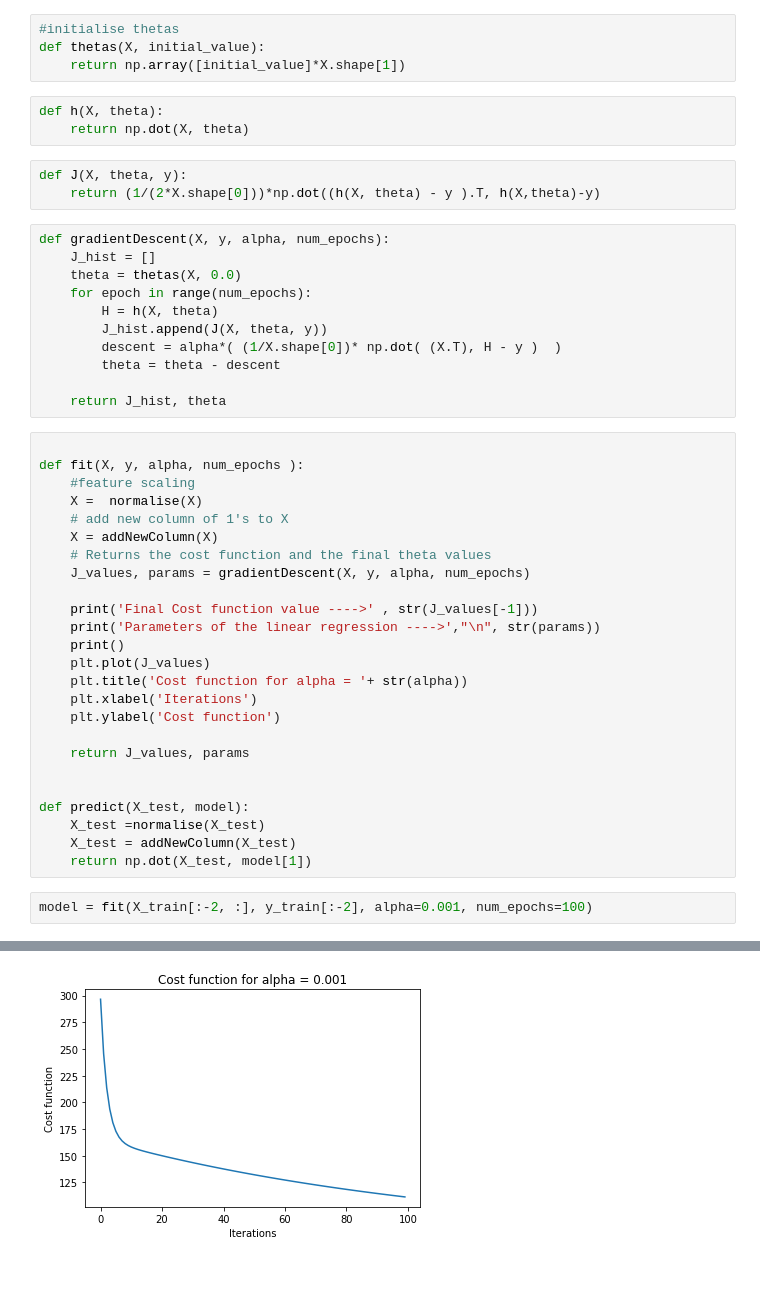
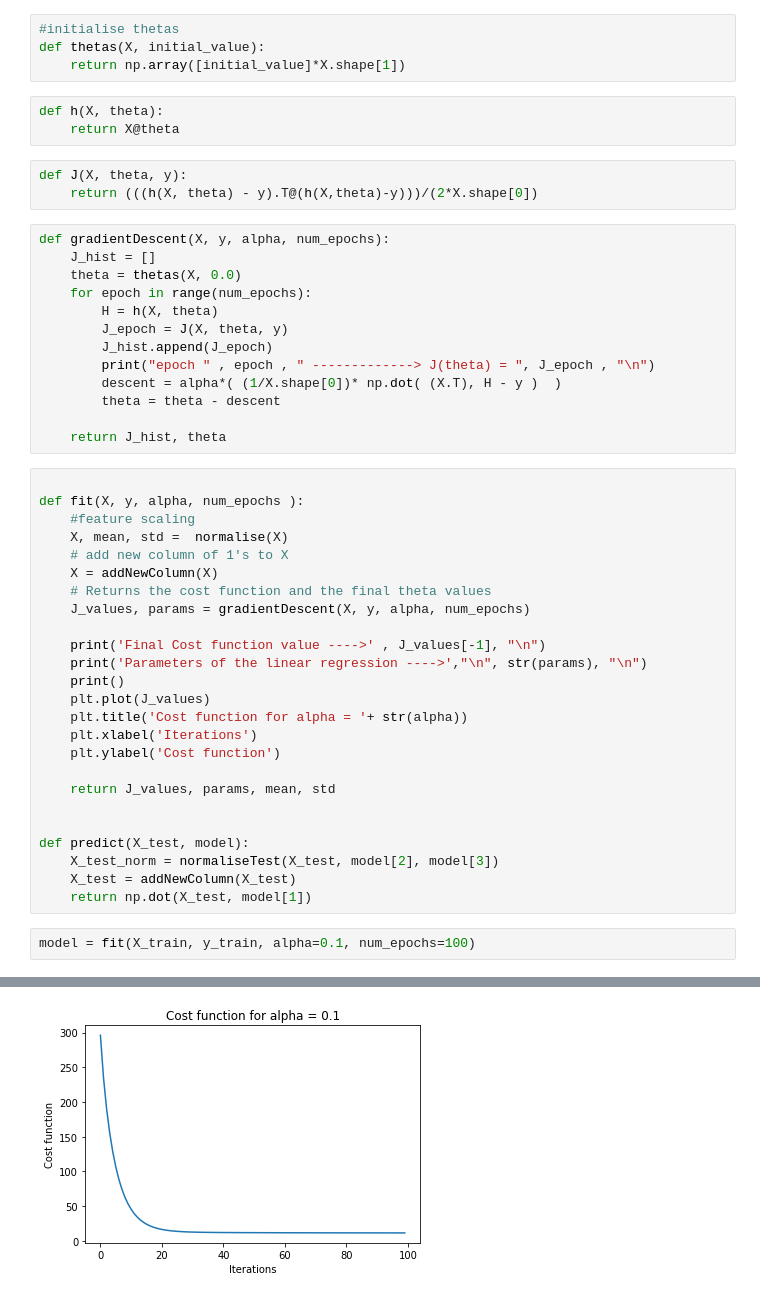
Before and after one commit to yashica95/algo-scratch, a Jupyter notebook: Regression/linear regression/linearRegressionModal.ipynb, the cells around one changed output, grey strips where cells are left out. Drawn from its saved outputs; the diff is of its cells as text.

Commit message:
Created LinearRegressionModal Class

```diff
--- a/Regression/linear regression/linearRegressionModal.ipynb
+++ b/Regression/linear regression/linearRegressionModal.ipynb
@@ -25,17 +38,19 @@ def thetas(X, initial_value):
     return np.array([initial_value]*X.shape[1])
 # %%
 def h(X, theta):
-    return np.dot(X, theta)
+    return X@theta
 # %%
 def J(X, theta, y):
-    return (1/(2*X.shape[0]))*np.dot((h(X, theta) - y ).T, h(X,theta)-y)
+    return (((h(X, theta) - y).T@(h(X,theta)-y)))/(2*X.shape[0])
 # %%
 def gradientDescent(X, y, alpha, num_epochs):
     J_hist = []
     theta = thetas(X, 0.0)
     for epoch in range(num_epochs):
         H = h(X, theta)
-        J_hist.append(J(X, theta, y))
+        J_epoch = J(X, theta, y)
+        J_hist.append(J_epoch)
+        print("epoch " , epoch , " -------------> J(theta) = ", J_epoch , "\n")
         descent = alpha*( (1/X.shape[0])* np.dot( (X.T), H - y )  )
         theta = theta - descent
 
@@ -44,27 +59,27 @@ def gradientDescent(X, y, alpha, num_epochs):
 
 def fit(X, y, alpha, num_epochs ):
     #feature scaling
-    X =  normalise(X)
+    X, mean, std =  normalise(X)
     # add new column of 1's to X
     X = addNewColumn(X)
     # Returns the cost function and the final theta values
     J_values, params = gradientDescent(X, y, alpha, num_epochs)
 
-    print('Final Cost function value ---->' , str(J_values[-1]))
-    print('Parameters of the linear regression ---->',"\n", str(params))
+    print('Final Cost function value ---->' , J_values[-1], "\n")
+    print('Parameters of the linear regression ---->',"\n", str(params), "\n")
     print()
     plt.plot(J_values)
     plt.title('Cost function for alpha = '+ str(alpha))
     plt.xlabel('Iterations')
     plt.ylabel('Cost function')
 
-    return J_values, params
+    return J_values, params, mean, std
 
 
 def predict(X_test, model):
-    X_test =normalise(X_test)
+    X_test_norm = normaliseTest(X_test, model[2], model[3])
     X_test = addNewColumn(X_test)
     return np.dot(X_test, model[1])
 # %%
-model = fit(X_train[:-2, :], y_train[:-2], alpha=0.001, num_epochs=100)
+model = fit(X_train, y_train, alpha=0.1, num_epochs=100)
 # %% [output]
@@ -76 +103 @@ Parameters of the linear regression ---->
-[figure, old version]
+[figure, new version]
```
Also changed, not shown: parts of 8 cells of this notebook, 1 other file.
